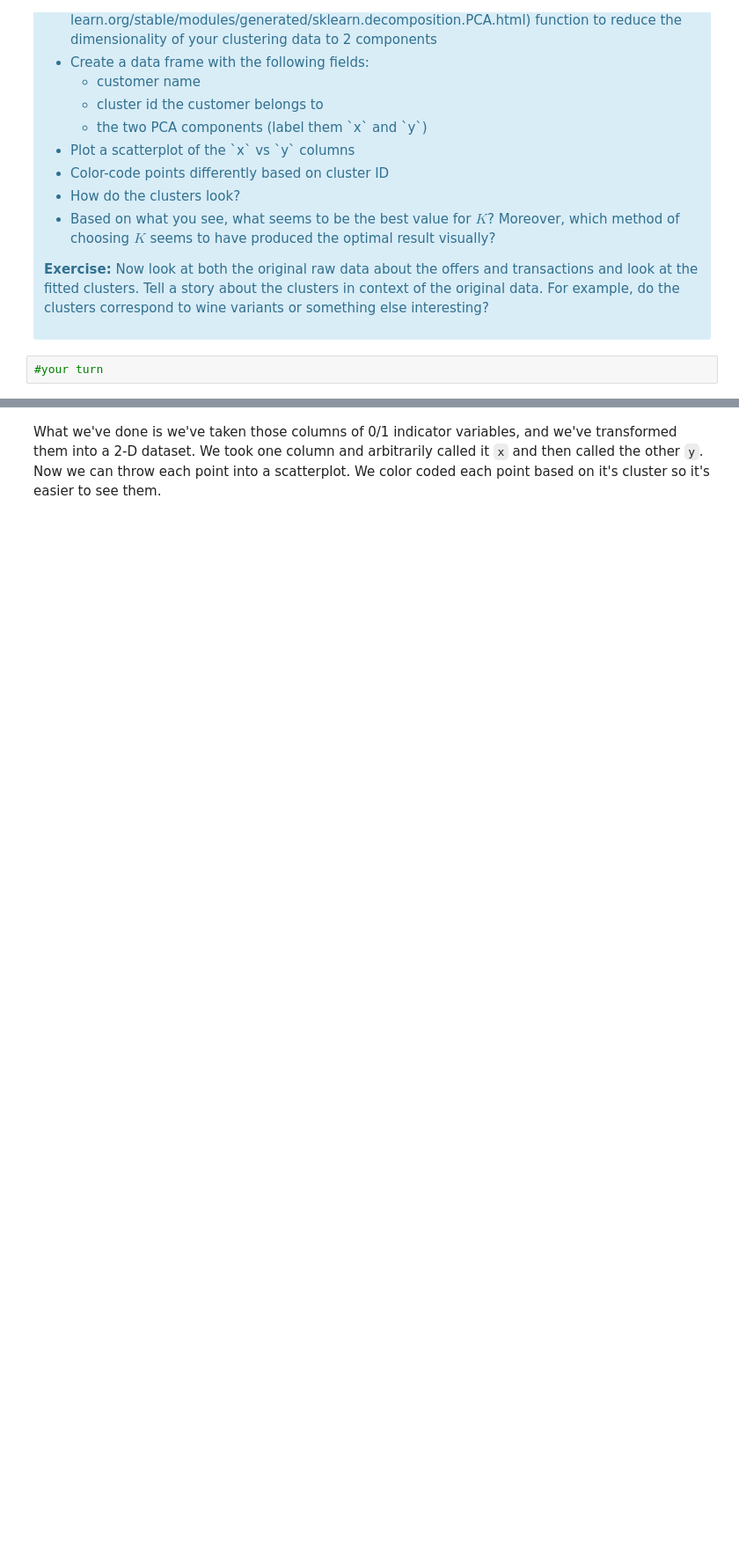
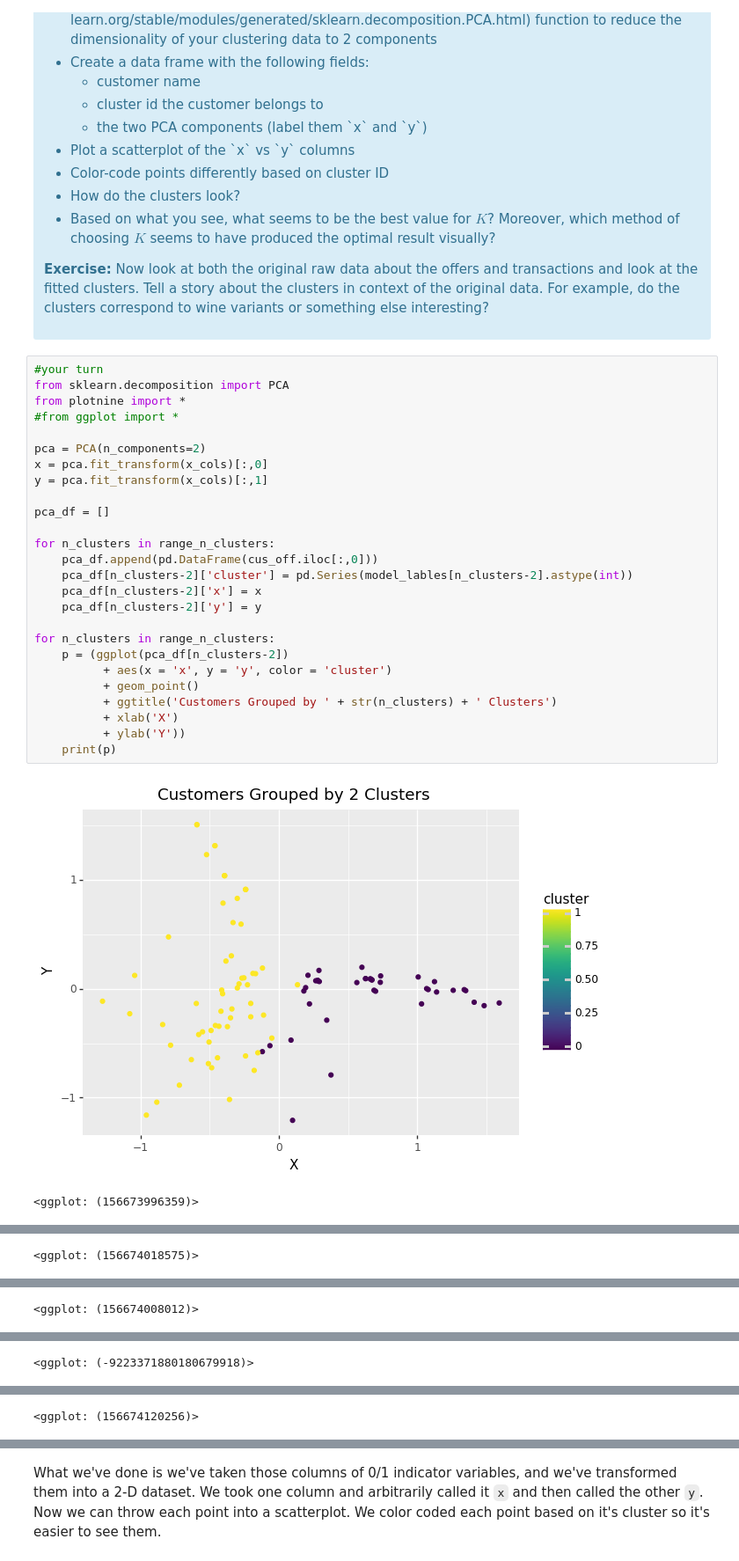
Before and after one commit to fsafe/aic-projects-public, a Jupyter notebook: unit-8-clustering/Mini_Project_Clustering.ipynb, the cells around one changed output, grey strips where cells are left out. Shown at 88% size. Cells and saved outputs as stored; diff of their text form; blank space fills up the shorter version.

```diff
--- a/unit-8-clustering/Mini_Project_Clustering.ipynb
+++ b/unit-8-clustering/Mini_Project_Clustering.ipynb
@@ -359,5 +359,32 @@ This is only one use of PCA for dimension reduction. We can also use PCA when we
 
 <p><b>Exercise:</b> Now look at both the original raw data about the offers and transactions and look at the fitted clusters. Tell a story about the clusters in context of the original data. For example, do the clusters correspond to wine variants or something else interesting?</p>
 </div>
-# %%
-#your turn
+# %%
+#your turn
+from sklearn.decomposition import PCA
+from plotnine import *
+#from ggplot import *
+
+pca = PCA(n_components=2)
+x = pca.fit_transform(x_cols)[:,0]
+y = pca.fit_transform(x_cols)[:,1]
+
+pca_df = []
+
+for n_clusters in range_n_clusters:
+    pca_df.append(pd.DataFrame(cus_off.iloc[:,0]))
+    pca_df[n_clusters-2]['cluster'] = pd.Series(model_lables[n_clusters-2].astype(int))
+    pca_df[n_clusters-2]['x'] = x
+    pca_df[n_clusters-2]['y'] = y
+
+for n_clusters in range_n_clusters:
+    p = (ggplot(pca_df[n_clusters-2])
+          + aes(x = 'x', y = 'y', color = 'cluster')
+          + geom_point()
+          + ggtitle('Customers Grouped by ' + str(n_clusters) + ' Clusters')
+          + xlab('X')
+          + ylab('Y'))
+    print(p)
+# %% [output]
+[figure, added]
+<ggplot: (156673996359)>
@@ -363,0 +392 @@ This is only one use of PCA for dimension reduction. We can also use PCA when we
+<ggplot: (156674018575)>
@@ -363,0 +394 @@ This is only one use of PCA for dimension reduction. We can also use PCA when we
+<ggplot: (156674008012)>
@@ -363,0 +396 @@ This is only one use of PCA for dimension reduction. We can also use PCA when we
+<ggplot: (-9223371880180679918)>
@@ -363,0 +398 @@ This is only one use of PCA for dimension reduction. We can also use PCA when we
+<ggplot: (156674120256)>
```
Also changed, not shown: parts of 2 cells of this notebook.
